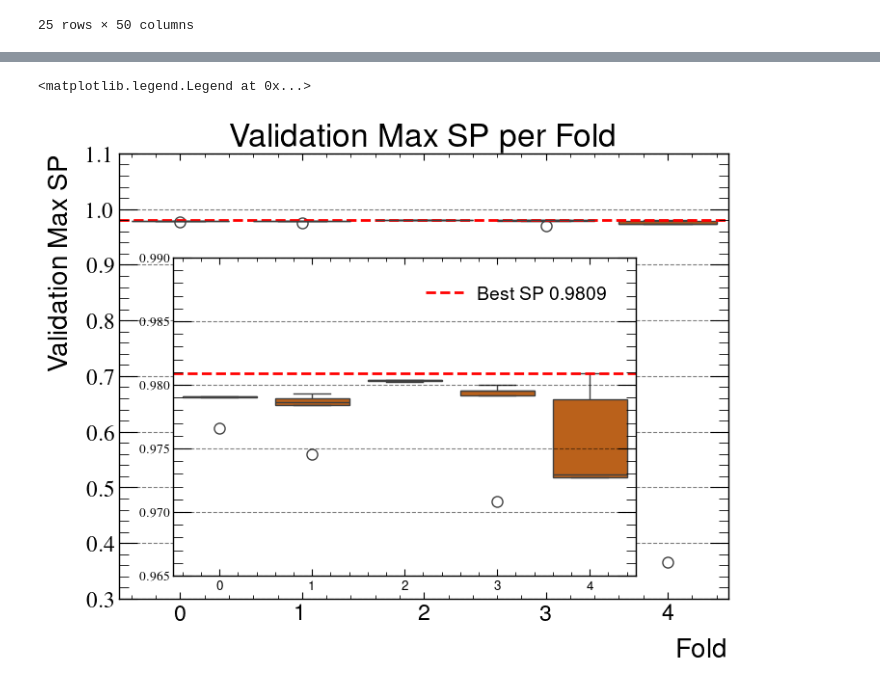
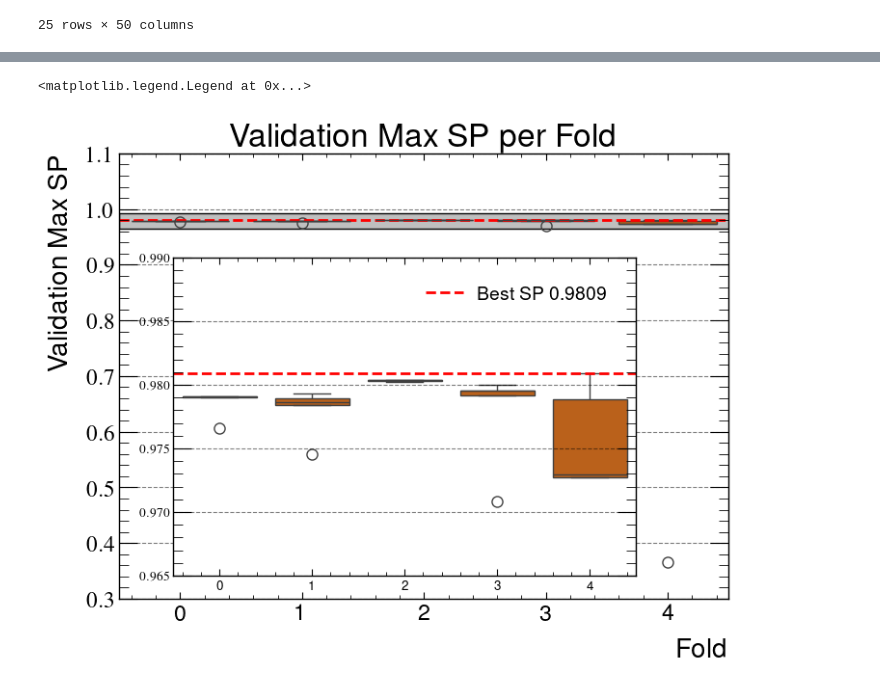
Before and after one commit to lucasbanunes/boosted-lorenzetti, a Jupyter notebook: analayze_kfold.ipynb, the cells around one changed output, grey strips where cells are left out. Drawn from its saved outputs; the diff is of its cells as text; code cells hidden in the pictures.

Commit message:
Adds facecolor to analyze_kfold.ipynb plots

```diff
--- a/analayze_kfold.ipynb
+++ b/analayze_kfold.ipynb
@@ -54,35 +76,48 @@ ax.set(
     ylabel='Validation Max SP',
     title='Validation Max SP per Fold'
 )
+zoom_xlim = ax.get_xlim()
+zoom_ylim=(.965, .99)
+rectangle = patches.Rectangle(
+    (zoom_xlim[0], zoom_ylim[0]),  # (x, y)
+    (zoom_xlim[1] - zoom_xlim[0])*1.1,  # width
+    (zoom_ylim[1] - zoom_ylim[0])*1.1,  # height
+    linewidth=1,
+    linestyle='-',
+    edgecolor='k',
+    facecolor=(128/256, 128/256, 128/256, .5), #RGBA gray with alpha 0.5
+)
+ax.add_patch(rectangle)
+
 zoom_ax = fig.add_axes([0.23, 0.2, 0.6, 0.55])
 zoom_ax.grid(linestyle='--', alpha=0.5, color='k')
 sns.boxplot(
     metrics_df,
     x='fold',
     y='val_max_sp',
     ax=zoom_ax
 )
 zoom_ax.set(
     xlabel='',
     ylabel='',
     title='',
-    ylim=(.965, .99)
+    ylim=zoom_ylim,
+    xlim=zoom_xlim
 )
 zoom_ax.set_xticklabels(
     zoom_ax.get_xticklabels(),
     fontsize='x-small'
 )
 zoom_ax.set_yticklabels(
     zoom_ax.get_yticklabels(),
     fontsize='x-small'
 )
-max_sp = metrics_df['val_max_sp'].max()
 ax.axhline(max_sp,
            linestyle='--', color='r')
 zoom_ax.axhline(max_sp,
                 label=f'Best SP {max_sp:.4f}',
                 linestyle='--', color='r')
 zoom_ax.legend()
 # %% [output]
 <matplotlib.legend.Legend at 0x...>
-[figure, old version]
+[figure, new version]
```
Also changed, not shown: parts of 4 cells of this notebook.
